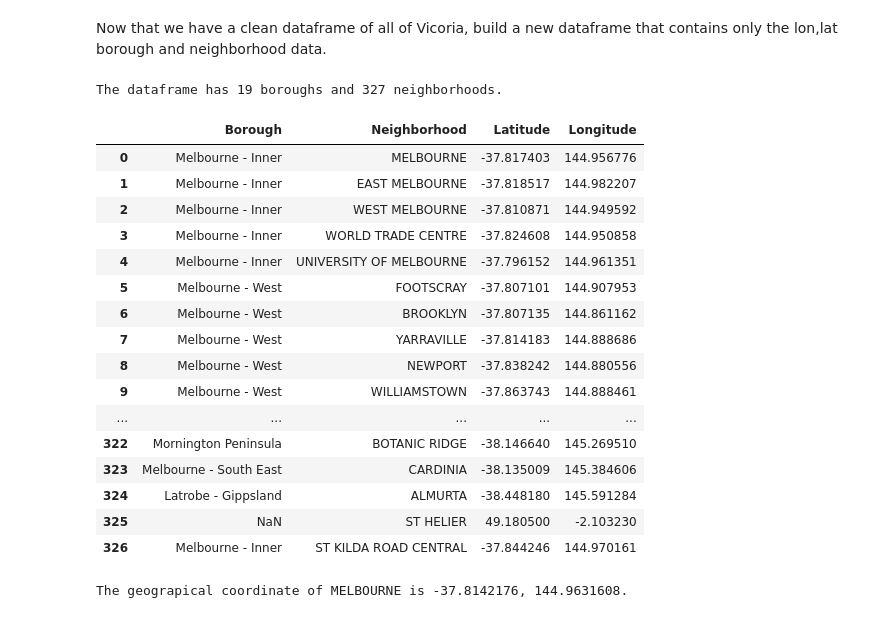
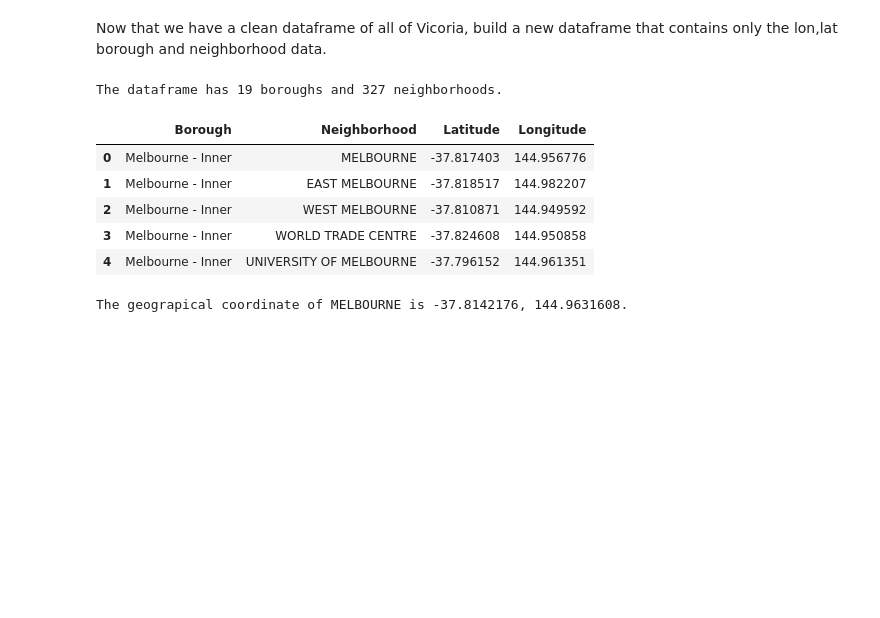
Before and after one commit to Connor-Ecocentric/Coursera_Capstone, a Jupyter notebook: CapstoneFinalNotebook.ipynb, the cells around one changed output. Drawn from its saved outputs; the diff is of its cells as text; code cells hidden in the pictures; blank space fills up the shorter version.

```diff
--- a/CapstoneFinalNotebook.ipynb
+++ b/CapstoneFinalNotebook.ipynb
@@ -74,29 +76,18 @@ for i in range(0,len(melb)):
 # %%
 print('The dataframe has {} boroughs and {} neighborhoods.'.format(
         len(melb_loc['Borough'].unique()),
         melb_loc.shape[0]
     )
 )
-melb_loc#.head()
+melb_loc.head()
 # %% [output]
 The dataframe has 19 boroughs and 327 neighborhoods.
 |  | Borough | Neighborhood | Latitude | Longitude |
 | 0 | Melbourne - Inner | MELBOURNE | -37.817403 | 144.956776 |
 | 1 | Melbourne - Inner | EAST MELBOURNE | -37.818517 | 144.982207 |
 | 2 | Melbourne - Inner | WEST MELBOURNE | -37.810871 | 144.949592 |
 | 3 | Melbourne - Inner | WORLD TRADE CENTRE | -37.824608 | 144.950858 |
 | 4 | Melbourne - Inner | UNIVERSITY OF MELBOURNE | -37.796152 | 144.961351 |
-| 5 | Melbourne - West | FOOTSCRAY | -37.807101 | 144.907953 |
-| 6 | Melbourne - West | BROOKLYN | -37.807135 | 144.861162 |
-| 7 | Melbourne - West | YARRAVILLE | -37.814183 | 144.888686 |
-| 8 | Melbourne - West | NEWPORT | -37.838242 | 144.880556 |
-| 9 | Melbourne - West | WILLIAMSTOWN | -37.863743 | 144.888461 |
-| ... | ... | ... | ... | ... |
-| 322 | Mornington Peninsula | BOTANIC RIDGE | -38.146640 | 145.269510 |
-| 323 | Melbourne - South East | CARDINIA | -38.135009 | 145.384606 |
-| 324 | Latrobe - Gippsland | ALMURTA | -38.448180 | 145.591284 |
-| 325 | NaN | ST HELIER | 49.180500 | -2.103230 |
-| 326 | Melbourne - Inner | ST KILDA ROAD CENTRAL | -37.844246 | 144.970161 |
 # %%
 address = 'MELBOURNE, VIC'
 
```
Also changed, not shown: parts of 26 cells of this notebook, 2 other files.
